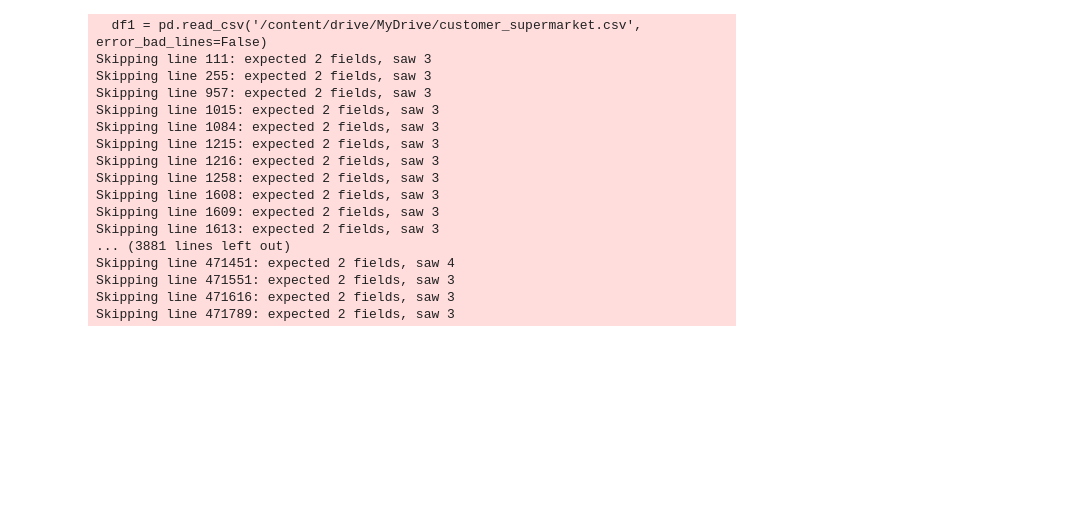
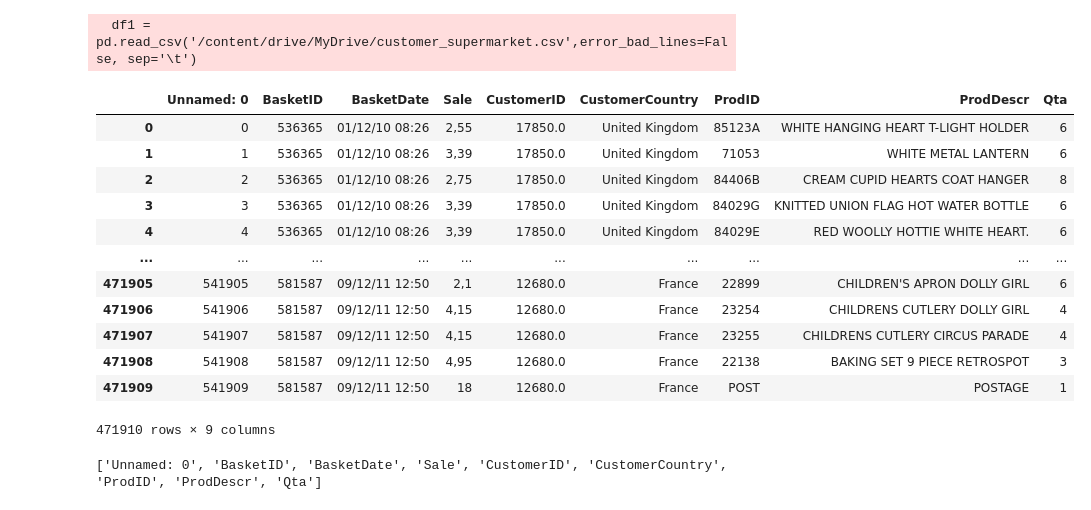
Before and after one commit to pspanji/BA--BI--DS, a Jupyter notebook: RFM_Analysis.ipynb, the cells around one changed output. Drawn from its saved outputs; the diff is of its cells as text; code cells hidden in the pictures; blank space fills up the shorter version.

```diff
--- a/RFM_Analysis.ipynb
+++ b/RFM_Analysis.ipynb
@@ -7,20 +10,24 @@ import numpy as np
 # %%
-df1 = pd.read_csv('/content/drive/MyDrive/customer_supermarket.csv', error_bad_lines=False)
+df1 = pd.read_csv('/content/drive/MyDrive/customer_supermarket.csv',error_bad_lines=False, sep='\t')
+df1
 # %% [output]
-  df1 = pd.read_csv('/content/drive/MyDrive/customer_supermarket.csv', error_bad_lines=False)
-Skipping line 111: expected 2 fields, saw 3
-Skipping line 255: expected 2 fields, saw 3
-Skipping line 957: expected 2 fields, saw 3
-Skipping line 1015: expected 2 fields, saw 3
-Skipping line 1084: expected 2 fields, saw 3
-Skipping line 1215: expected 2 fields, saw 3
-Skipping line 1216: expected 2 fields, saw 3
-Skipping line 1258: expected 2 fields, saw 3
-Skipping line 1608: expected 2 fields, saw 3
-Skipping line 1609: expected 2 fields, saw 3
-Skipping line 1613: expected 2 fields, saw 3
-... (3881 lines left out)
-Skipping line 471451: expected 2 fields, saw 4
-Skipping line 471551: expected 2 fields, saw 3
-Skipping line 471616: expected 2 fields, saw 3
-Skipping line 471789: expected 2 fields, saw 3
+  df1 = pd.read_csv('/content/drive/MyDrive/customer_supermarket.csv',error_bad_lines=False, sep='\t')
+|  | Unnamed: 0 | BasketID | BasketDate | Sale | CustomerID | CustomerCountry | ProdID | ProdDescr | Qta |
+| 0 | 0 | 536365 | 01/12/10 08:26 | 2,55 | 17850.0 | United Kingdom | 85123A | WHITE HANGING HEART T-LIGHT HOLDER | 6 |
+| 1 | 1 | 536365 | 01/12/10 08:26 | 3,39 | 17850.0 | United Kingdom | 71053 | WHITE METAL LANTERN | 6 |
+| 2 | 2 | 536365 | 01/12/10 08:26 | 2,75 | 17850.0 | United Kingdom | 84406B | CREAM CUPID HEARTS COAT HANGER | 8 |
+| 3 | 3 | 536365 | 01/12/10 08:26 | 3,39 | 17850.0 | United Kingdom | 84029G | KNITTED UNION FLAG HOT WATER BOTTLE | 6 |
+| 4 | 4 | 536365 | 01/12/10 08:26 | 3,39 | 17850.0 | United Kingdom | 84029E | RED WOOLLY HOTTIE WHITE HEART. | 6 |
+| ... | ... | ... | ... | ... | ... | ... | ... | ... | ... |
+| 471905 | 541905 | 581587 | 09/12/11 12:50 | 2,1 | 12680.0 | France | 22899 | CHILDREN'S APRON DOLLY GIRL | 6 |
+| 471906 | 541906 | 581587 | 09/12/11 12:50 | 4,15 | 12680.0 | France | 23254 | CHILDRENS CUTLERY DOLLY GIRL | 4 |
+| 471907 | 541907 | 581587 | 09/12/11 12:50 | 4,15 | 12680.0 | France | 23255 | CHILDRENS CUTLERY CIRCUS PARADE | 4 |
+| 471908 | 541908 | 581587 | 09/12/11 12:50 | 4,95 | 12680.0 | France | 22138 | BAKING SET 9 PIECE RETROSPOT | 3 |
+| 471909 | 541909 | 581587 | 09/12/11 12:50 | 18 | 12680.0 | France | POST | POSTAGE | 1 |
+471910 rows × 9 columns
+# %%
+df1.head()
+column_headings = df1.columns.tolist()
+print(column_headings)
+# %% [output]
+['Unnamed: 0', 'BasketID', 'BasketDate', 'Sale', 'CustomerID', 'CustomerCountry', 'ProdID', 'ProdDescr', 'Qta']
```
Also changed, not shown: parts of 13 cells of this notebook.
